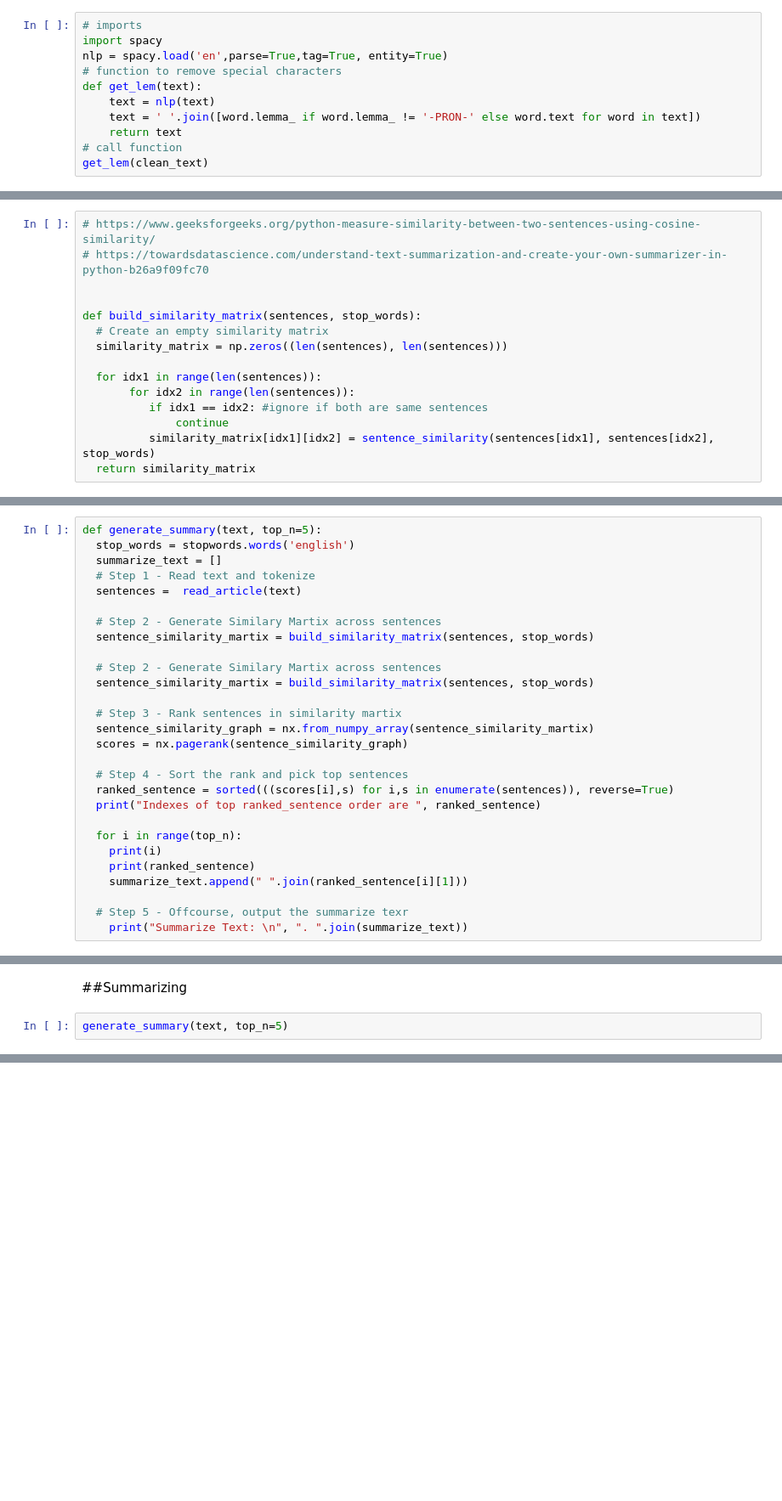
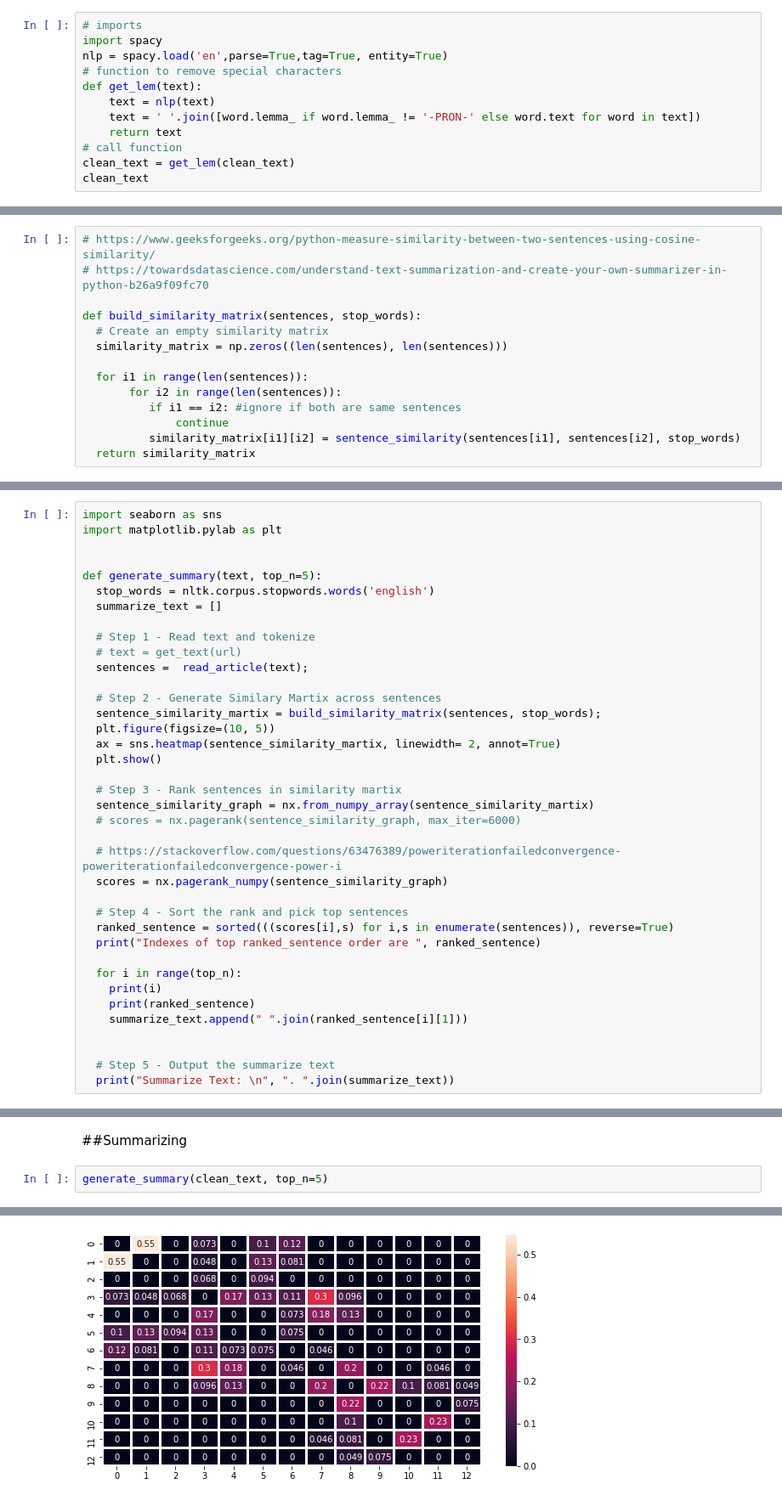
Before and after one commit to Locke0/Text-Summarizer, a Jupyter notebook: Text_Summarizer.ipynb, the cells around one changed output, grey strips where cells are left out. Shown: that part at 85% size. Cells and saved outputs as stored; diff of their text form; blank space fills up the shorter version.

```diff
--- a/Text_Summarizer.ipynb
+++ b/Text_Summarizer.ipynb
@@ -246,5 +183,6 @@ def get_lem(text):
     text = ' '.join([word.lemma_ if word.lemma_ != '-PRON-' else word.text for word in text])
     return text
 # call function
-get_lem(clean_text)
+clean_text = get_lem(clean_text)
+clean_text
 # %% [output]
@@ -330,16 +289,15 @@ clean_text
 # %%
 # https://www.geeksforgeeks.org/python-measure-similarity-between-two-sentences-using-cosine-similarity/
 # https://towardsdatascience.com/understand-text-summarization-and-create-your-own-summarizer-in-python-b26a9f09fc70
-
 
 def build_similarity_matrix(sentences, stop_words):
   # Create an empty similarity matrix
   similarity_matrix = np.zeros((len(sentences), len(sentences)))
 
-  for idx1 in range(len(sentences)):
-       for idx2 in range(len(sentences)):
-          if idx1 == idx2: #ignore if both are same sentences
+  for i1 in range(len(sentences)):
+       for i2 in range(len(sentences)):
+          if i1 == i2: #ignore if both are same sentences
               continue
-          similarity_matrix[idx1][idx2] = sentence_similarity(sentences[idx1], sentences[idx2], stop_words)
+          similarity_matrix[i1][i2] = sentence_similarity(sentences[i1], sentences[i2], stop_words)
   return similarity_matrix
 # %% [markdown]
@@ -347,19 +305,28 @@ def build_similarity_matrix(sentences, stop_words):
 # %%
+import seaborn as sns
+import matplotlib.pylab as plt
+
+
 def generate_summary(text, top_n=5):
-  stop_words = stopwords.words('english')
+  stop_words = nltk.corpus.stopwords.words('english')
   summarize_text = []
+
   # Step 1 - Read text and tokenize
-  sentences =  read_article(text)
+  # text = get_text(url)
+  sentences =  read_article(text);
 
   # Step 2 - Generate Similary Martix across sentences
-  sentence_similarity_martix = build_similarity_matrix(sentences, stop_words)
-
-  # Step 2 - Generate Similary Martix across sentences
-  sentence_similarity_martix = build_similarity_matrix(sentences, stop_words)
+  sentence_similarity_martix = build_similarity_matrix(sentences, stop_words);
+  plt.figure(figsize=(10, 5))
+  ax = sns.heatmap(sentence_similarity_martix, linewidth= 2, annot=True)
+  plt.show()
 
   # Step 3 - Rank sentences in similarity martix
   sentence_similarity_graph = nx.from_numpy_array(sentence_similarity_martix)
-  scores = nx.pagerank(sentence_similarity_graph)
+  # scores = nx.pagerank(sentence_similarity_graph, max_iter=6000)
+
+  # https://stackoverflow.com/questions/63476389/poweriterationfailedconvergence-poweriterationfailedconvergence-power-i
+  scores = nx.pagerank_numpy(sentence_similarity_graph)
 
   # Step 4 - Sort the rank and pick top sentences
   ranked_sentence = sorted(((scores[i],s) for i,s in enumerate(sentences)), reverse=True)
@@ -370,6 +337,7 @@ def generate_summary(text, top_n=5):
     print(ranked_sentence)
     summarize_text.append(" ".join(ranked_sentence[i][1]))
 
-  # Step 5 - Offcourse, output the summarize texr
-    print("Summarize Text: \n", ". ".join(summarize_text))
+
+  # Step 5 - Output the summarize text
+  print("Summarize Text: \n", ". ".join(summarize_text))
 # %% [markdown]
@@ -381,5 +431,5 @@ def generate_summary(text, top_n=5):
 # %% [markdown]
 ##Summarizing
 # %%
-generate_summary(text, top_n=5)
+generate_summary(clean_text, top_n=5)
 # %% [output]
@@ -386,0 +453 @@ NameError: ignored
+[figure, added]
```
Also changed, not shown: parts of 30 cells of this notebook.
